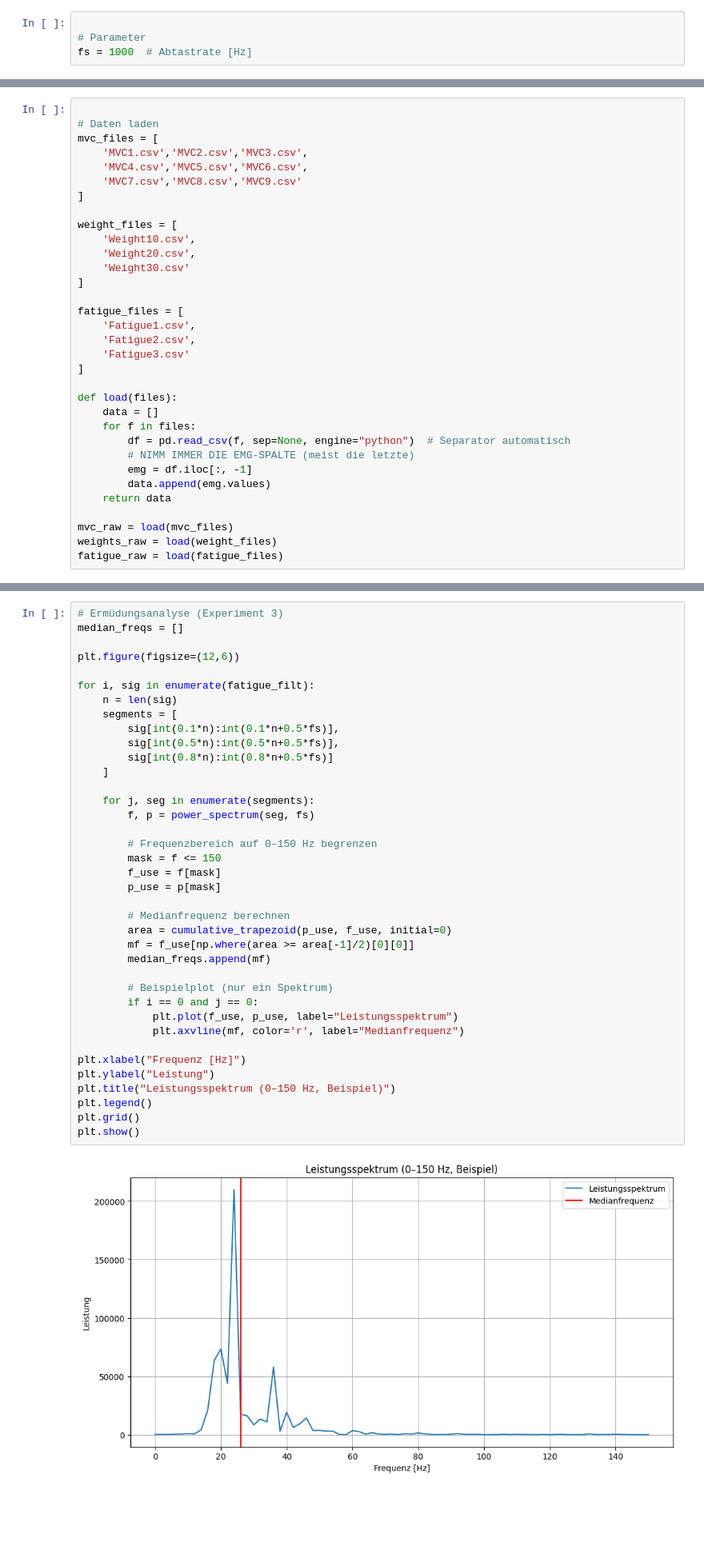
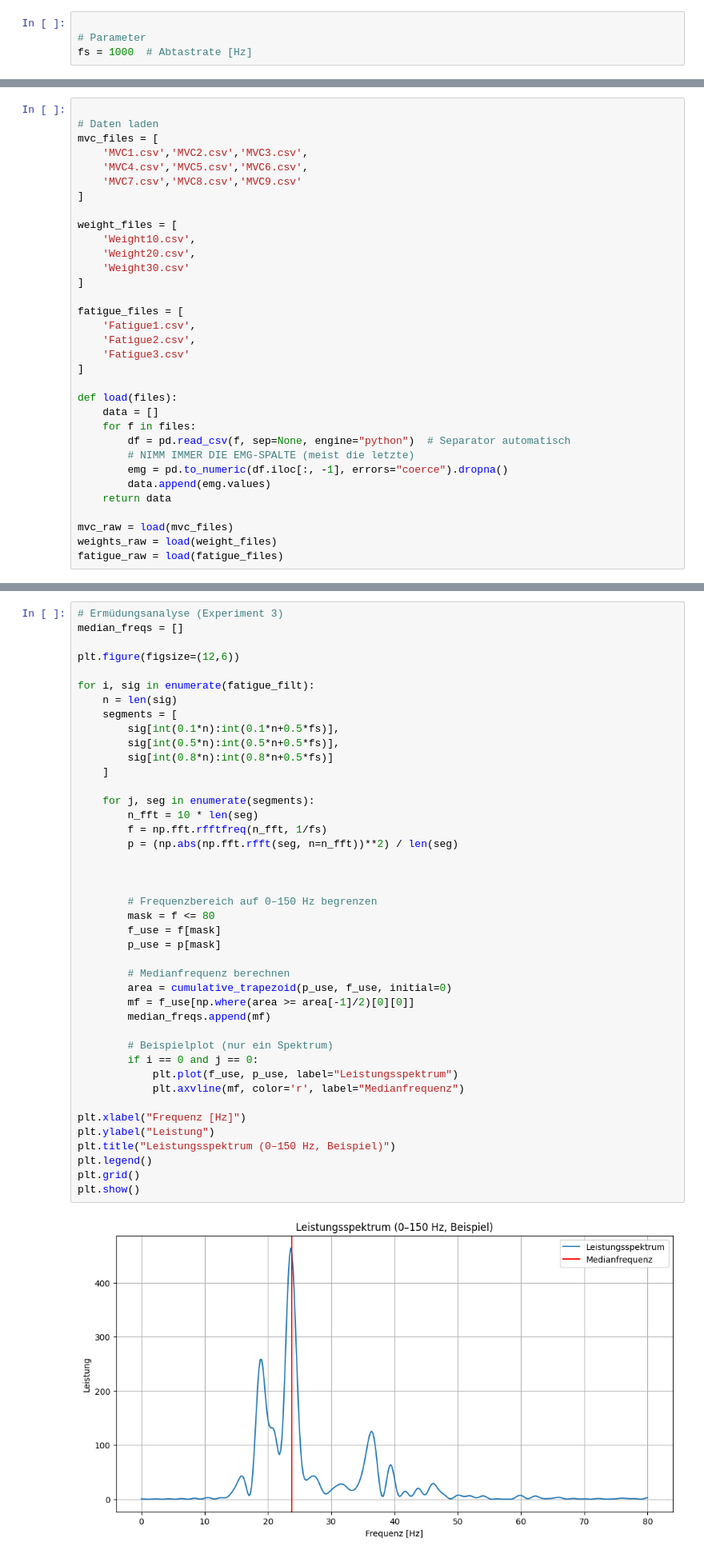
Before and after one commit to Gabse213/Biosignal_Lab_3, a Jupyter notebook: Lab3/MainCode3.ipynb, the cells around one changed output, grey strips where cells are left out. Shown at 80% size. Drawn from its saved outputs; the diff is of its cells as text; blank space fills up the shorter version.

```diff
--- a/Lab3/MainCode3.ipynb
+++ b/Lab3/MainCode3.ipynb
@@ -56,7 +56,7 @@ def load(files):
     for f in files:
         df = pd.read_csv(f, sep=None, engine="python")  # Separator automatisch
         # NIMM IMMER DIE EMG-SPALTE (meist die letzte)
-        emg = df.iloc[:, -1]
+        emg = pd.to_numeric(df.iloc[:, -1], errors="coerce").dropna()
         data.append(emg.values)
     return data
 
@@ -174,36 +176,40 @@ for i, sig in enumerate(fatigue_filt):
     n = len(sig)
     segments = [
         sig[int(0.1*n):int(0.1*n+0.5*fs)],
         sig[int(0.5*n):int(0.5*n+0.5*fs)],
         sig[int(0.8*n):int(0.8*n+0.5*fs)]
     ]
 
     for j, seg in enumerate(segments):
-        f, p = power_spectrum(seg, fs)
+        n_fft = 10 * len(seg)
+        f = np.fft.rfftfreq(n_fft, 1/fs)
+        p = (np.abs(np.fft.rfft(seg, n=n_fft))**2) / len(seg)
+
+
 
         # Frequenzbereich auf 0–150 Hz begrenzen
-        mask = f <= 150
+        mask = f <= 80
         f_use = f[mask]
         p_use = p[mask]
 
         # Medianfrequenz berechnen
         area = cumulative_trapezoid(p_use, f_use, initial=0)
         mf = f_use[np.where(area >= area[-1]/2)[0][0]]
         median_freqs.append(mf)
 
         # Beispielplot (nur ein Spektrum)
         if i == 0 and j == 0:
             plt.plot(f_use, p_use, label="Leistungsspektrum")
             plt.axvline(mf, color='r', label="Medianfrequenz")
 
 plt.xlabel("Frequenz [Hz]")
 plt.ylabel("Leistung")
 plt.title("Leistungsspektrum (0–150 Hz, Beispiel)")
 plt.legend()
 plt.grid()
 plt.show()
 # %% [output]
-[figure, old version]
+[figure, new version]
 # %%
 #Alle 9 Leistungsspektren der Ermüdungsversuche mit Medianfrequenzen anzeigen
 plt.figure(figsize=(15,10))
```
Also changed, not shown: parts of 4 cells of this notebook, 1 other file.
